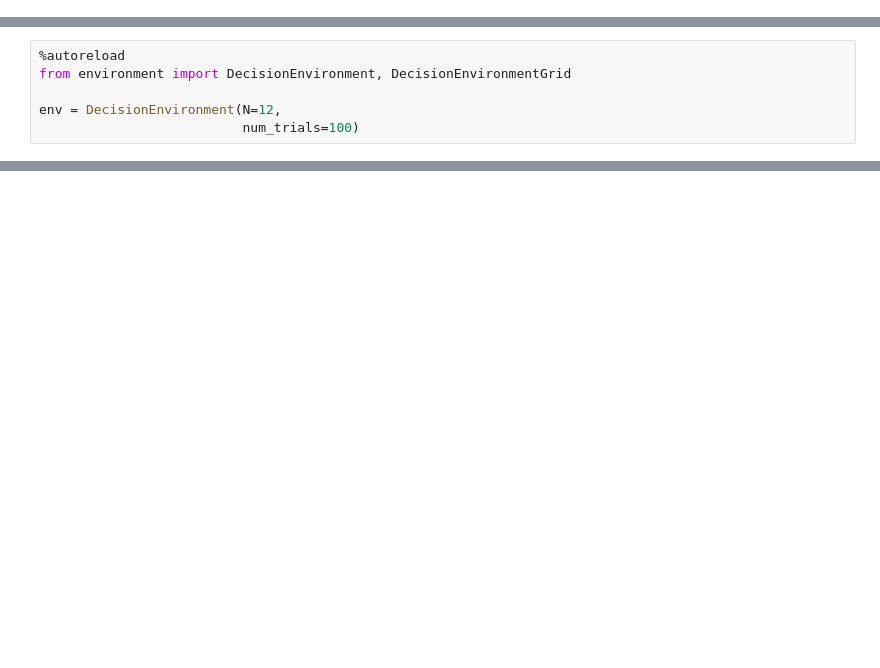
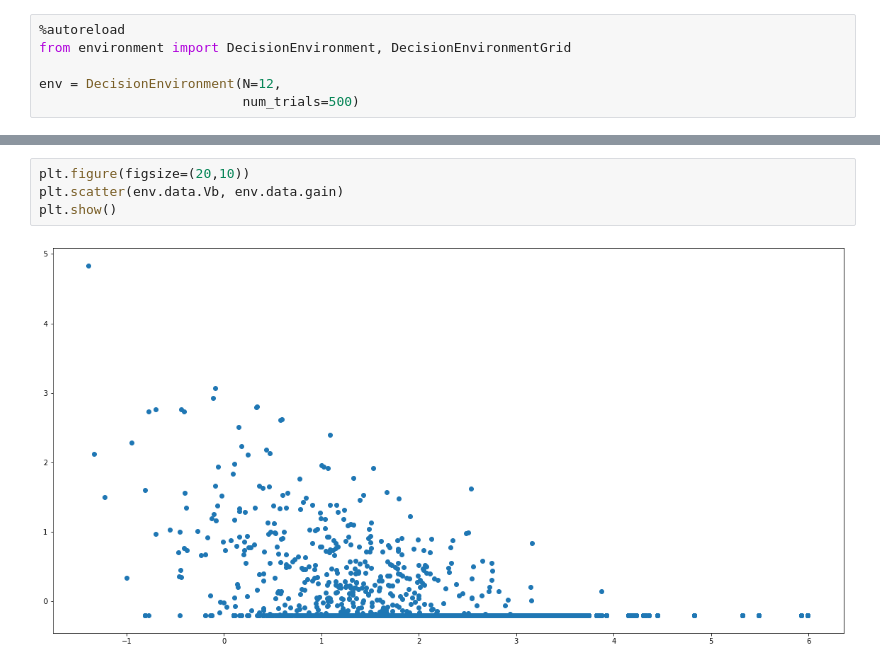
Before and after one commit to jonasalexander/thesis, a Jupyter notebook: sim/comparison.ipynb, the cells around one changed output, grey strips where cells are left out. Saved outputs shown, nothing was run; the diff lists cells and outputs as text; blank space fills up the shorter version.

```diff
--- a/sim/comparison.ipynb
+++ b/sim/comparison.ipynb
@@ -0,0 +6,6 @@
+# %%
+%autoreload
+from environment import DecisionEnvironment, DecisionEnvironmentGrid
+
+env = DecisionEnvironment(N=12,
+                          num_trials=500)
@@ -3,7 +33 @@
-# %%
-%autoreload
-from environment import DecisionEnvironment, DecisionEnvironmentGrid
-
-env = DecisionEnvironment(N=12,
-                          num_trials=100)
 # %%
@@ -79,0 +51,6 @@ plt.show()
+# %%
+plt.figure(figsize=(20,10))
+plt.scatter(env.data.Vb, env.data.gain)
+plt.show()
+# %% [output]
+[figure, added]
```
Also changed, not shown: parts of 17 cells of this notebook, 13 other files.
